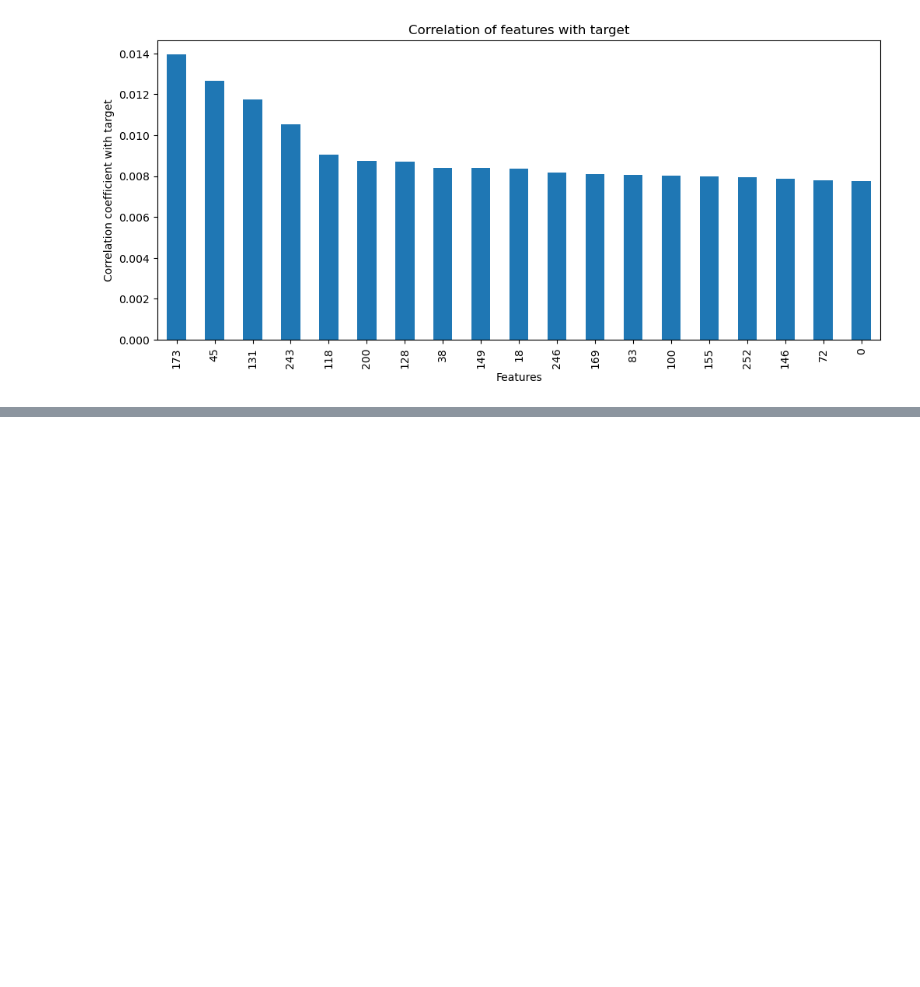
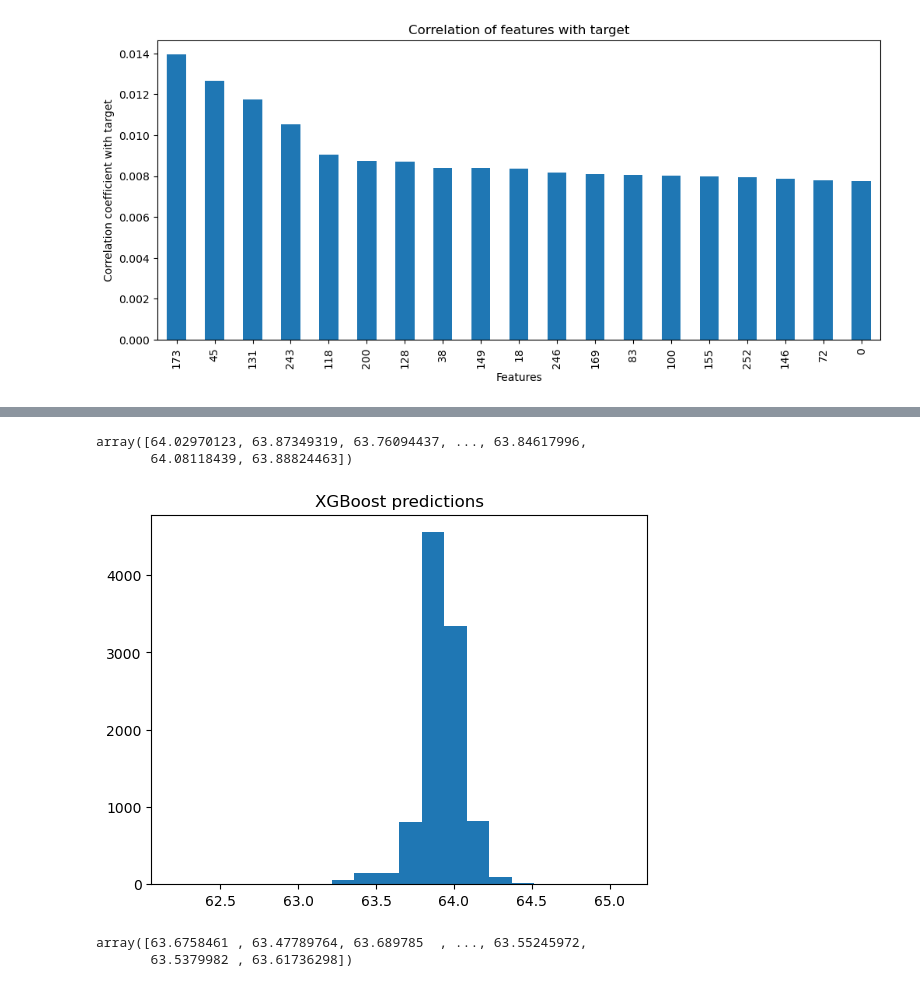
Before and after one commit to mijanr/TabSurvey, a Jupyter notebook: Correlation study.ipynb, the cells around one changed output, grey strips where cells are left out. Saved outputs shown, nothing was run; the diff lists cells and outputs as text; code cells hidden in the pictures; blank space fills up the shorter version.

```diff
--- a/Correlation study.ipynb
+++ b/Correlation study.ipynb
@@ -288,0 +423,43 @@ plt.show()
+# %%
+#XGBoost
+path_0 = '/home/pops/myProjects/Up/TabSurvey/output/XGBoost/fwht2_k128_s112_50k/predictions/p_0.npy'
+path_1 = '/home/pops/myProjects/Up/TabSurvey/output/XGBoost/fwht2_k128_s112_50k/predictions/p_1.npy'
+path_2 = '/home/pops/myProjects/Up/TabSurvey/output/XGBoost/fwht2_k128_s112_50k/predictions/p_2.npy'
+path_3 = '/home/pops/myProjects/Up/TabSurvey/output/XGBoost/fwht2_k128_s112_50k/predictions/p_3.npy'
+path_4 = '/home/pops/myProjects/Up/TabSurvey/output/XGBoost/fwht2_k128_s112_50k/predictions/p_4.npy'
+
+data_0 = np.load(path_0)
+data_1 = np.load(path_1)
+data_2 = np.load(path_2)
+data_3 = np.load(path_3)
+data_4 = np.load(path_4)
+
+data_0[:, 1]
+# %% [output]
+array([64.02970123, 63.87349319, 63.76094437, ..., 63.84617996,
+       64.08118439, 63.88824463])
+# %%
+#plot a histogram of the predictions
+plt.hist(data_0[:, 1], bins=20)
+plt.title('XGBoost predictions')
+plt.show()
+# %% [output]
+[figure, added]
+# %%
+#TabNet
+path_0 = '/home/pops/myProjects/Up/TabSurvey/output/TabNet/fwht2_k128_s112_50k/predictions/p_0.npy'
+path_1 = '/home/pops/myProjects/Up/TabSurvey/output/TabNet/fwht2_k128_s112_50k/predictions/p_1.npy'
+path_2 = '/home/pops/myProjects/Up/TabSurvey/output/TabNet/fwht2_k128_s112_50k/predictions/p_2.npy'
+path_3 = '/home/pops/myProjects/Up/TabSurvey/output/TabNet/fwht2_k128_s112_50k/predictions/p_3.npy'
+path_4 = '/home/pops/myProjects/Up/TabSurvey/output/TabNet/fwht2_k128_s112_50k/predictions/p_4.npy'
+
+data_0 = np.load(path_0)
+data_1 = np.load(path_1)
+data_2 = np.load(path_2)
+data_3 = np.load(path_3)
+data_4 = np.load(path_4)
+
+data_0[:, 1]
+# %% [output]
+array([63.6758461 , 63.47789764, 63.689785  , ..., 63.55245972,
+       63.5379982 , 63.61736298])
```
Also changed, not shown: parts of 17 cells of this notebook.
